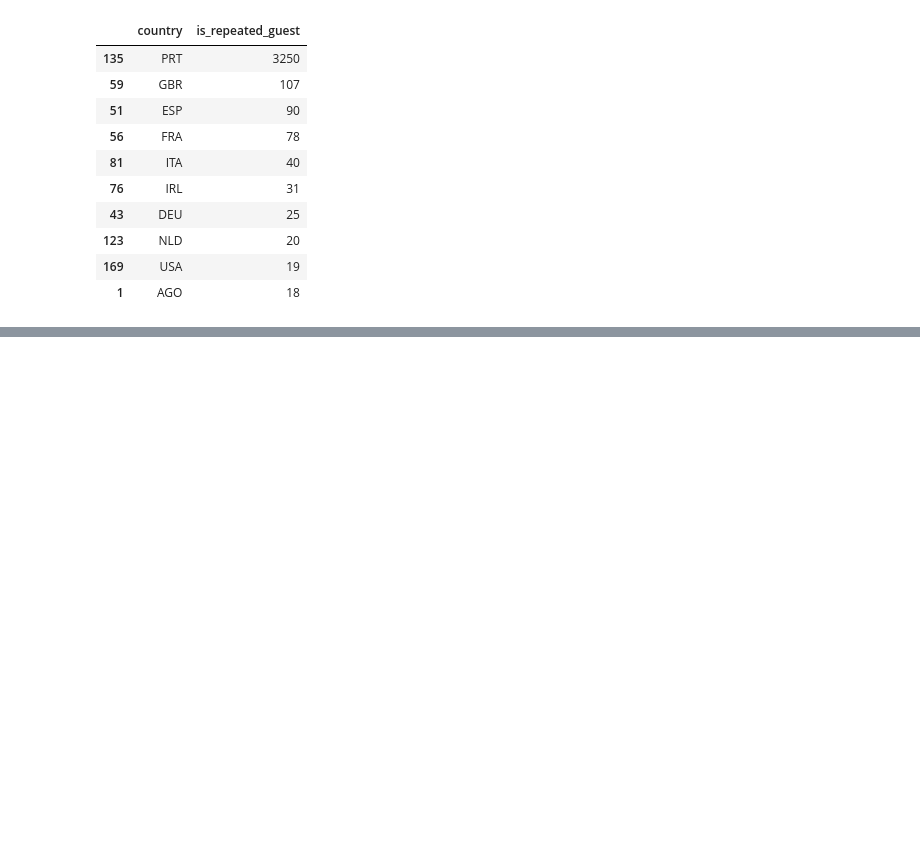
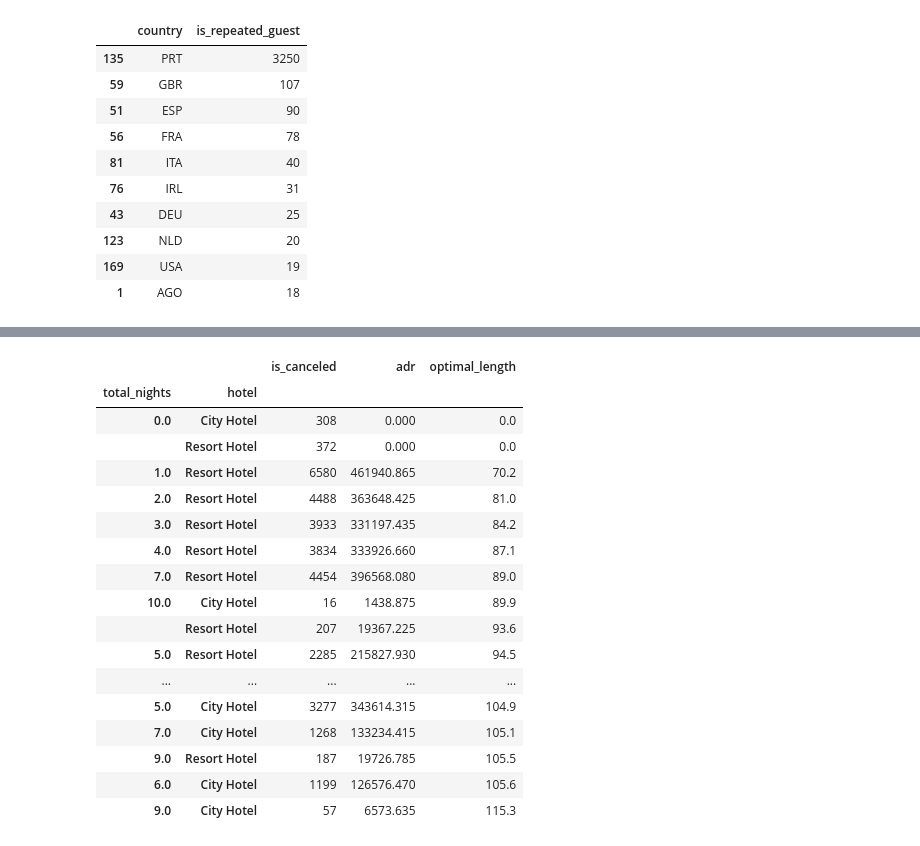
Before and after one commit to Sriharish19/EDA-Hotel-Booking-Capstone-Project-1, a Jupyter notebook: SH_Hotel_Booking_Capstone_Project.ipynb, the cells around one changed output, grey strips where cells are left out. Drawn from its saved outputs; the diff is of its cells as text; code cells hidden in the pictures; blank space fills up the shorter version.

```diff
--- a/SH_Hotel_Booking_Capstone_Project.ipynb
+++ b/SH_Hotel_Booking_Capstone_Project.ipynb
@@ -924,0 +905,25 @@ fig.show()
+# %%
+t = temp.groupby(['total_nights','hotel']).agg({'is_canceled':'count','adr':'sum'})
+t['optimal_length'] = round(t['adr'] / t['is_canceled'],1)
+t.sort_values('optimal_length')
+# Conclusion: For City hotel optimal length of stay in order to get best(less) daily rate is 10 nights.
+#             For Resort hotel optimal length of stay in order to get best(less) daily rate is 1 night.
+# %% [output]
+|  |  | is_canceled | adr | optimal_length |
+| total_nights | hotel |  |  |  |
+| 0.0 | City Hotel | 308 | 0.000 | 0.0 |
+|  | Resort Hotel | 372 | 0.000 | 0.0 |
+| 1.0 | Resort Hotel | 6580 | 461940.865 | 70.2 |
+| 2.0 | Resort Hotel | 4488 | 363648.425 | 81.0 |
+| 3.0 | Resort Hotel | 3933 | 331197.435 | 84.2 |
+| 4.0 | Resort Hotel | 3834 | 333926.660 | 87.1 |
+| 7.0 | Resort Hotel | 4454 | 396568.080 | 89.0 |
+| 10.0 | City Hotel | 16 | 1438.875 | 89.9 |
+|  | Resort Hotel | 207 | 19367.225 | 93.6 |
+| 5.0 | Resort Hotel | 2285 | 215827.930 | 94.5 |
+| ... | ... | ... | ... | ... |
+| 5.0 | City Hotel | 3277 | 343614.315 | 104.9 |
+| 7.0 | City Hotel | 1268 | 133234.415 | 105.1 |
+| 9.0 | Resort Hotel | 187 | 19726.785 | 105.5 |
+| 6.0 | City Hotel | 1199 | 126576.470 | 105.6 |
+| 9.0 | City Hotel | 57 | 6573.635 | 115.3 |
```
Also changed, not shown: parts of 7 cells of this notebook.
